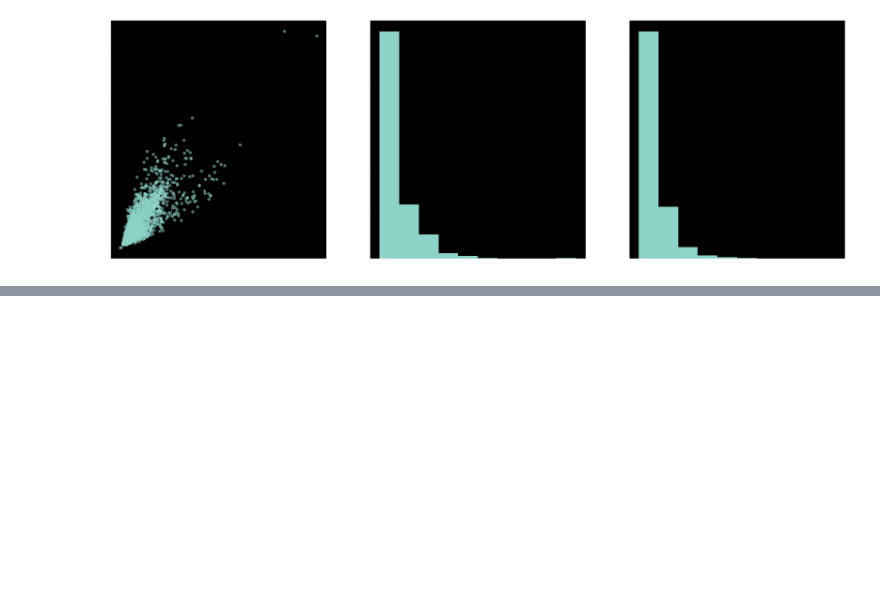
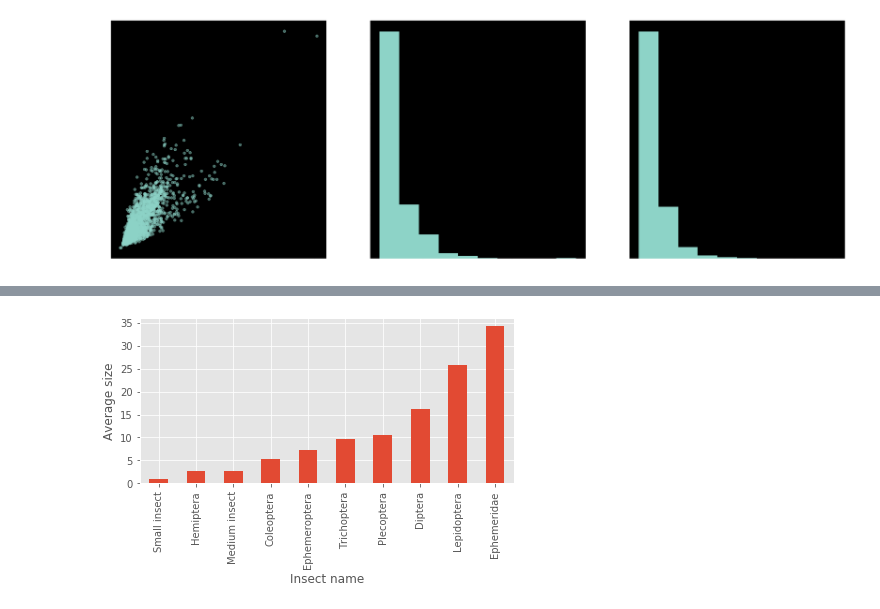
Before and after one commit to keiiti975/Insect_Phenology_Detector, a Jupyter notebook: result/classification/visualize_annotation/visualize_annotation.ipynb, the cells around one changed output, grey strips where cells are left out. Saved outputs shown, nothing was run; the diff lists cells and outputs as text; code cells hidden in the pictures; blank space fills up the shorter version.

```diff
--- a/result/classification/visualize_annotation/visualize_annotation.ipynb
+++ b/result/classification/visualize_annotation/visualize_annotation.ipynb
@@ -70,0 +92,14 @@ plot_size_of_anno(W,H)
+# %%
+label_name = np.asarray(label_name)
+label_category = np.asarray(label_category)
+insect_size = np.asarray(insect_size)
+insect_num = np.asarray(insect_num)
+# %%
+size_sorted_idx = np.argsort(insect_size, axis=0)
+size_sorted_insect_size = insect_size[size_sorted_idx]
+size_sorted_label_name = label_name[size_sorted_idx]
+size_sorted_label_category = label_category[size_sorted_idx]
+# %%
+size_sorted_insect_size = size_sorted_insect_size / size_sorted_insect_size[0]
+# %%
+size_df = pd.DataFrame({"label_name": size_sorted_label_name, "label_category": size_sorted_label_category, "insect_size": size_sorted_insect_size})
@@ -70,0 +120,8 @@ plot_size_of_anno(W,H)
+# %%
+size_df.plot(kind="bar", x="label_name", y="insect_size", legend=False)
+plt.xlabel("Insect name")
+plt.ylabel("Average size")
+plt.tight_layout()
+plt.savefig("/Users/user/Desktop/average_size.png")
+# %% [output]
+[figure, added]
```
Also changed, not shown: parts of 12 cells of this notebook, 5 other files.
